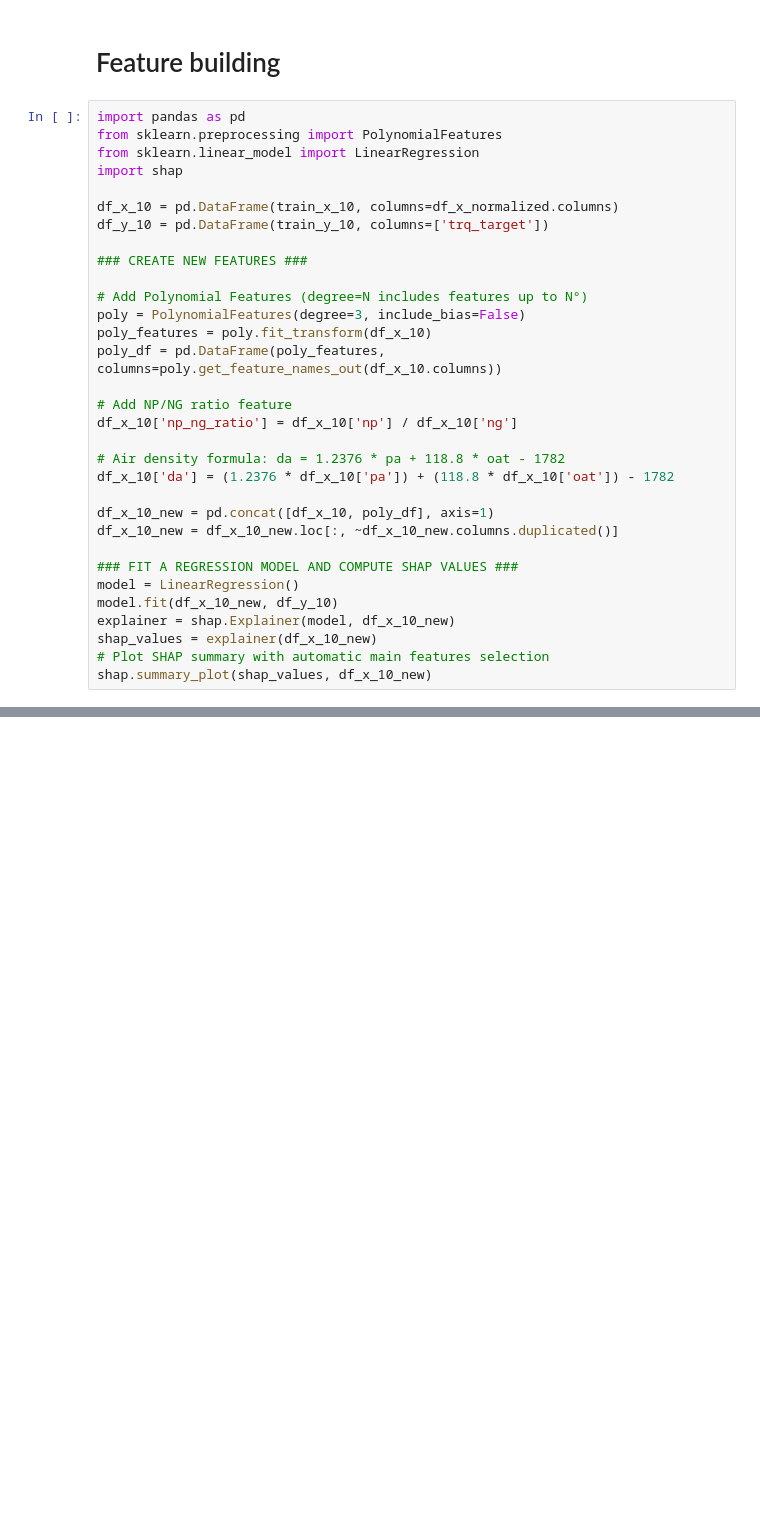
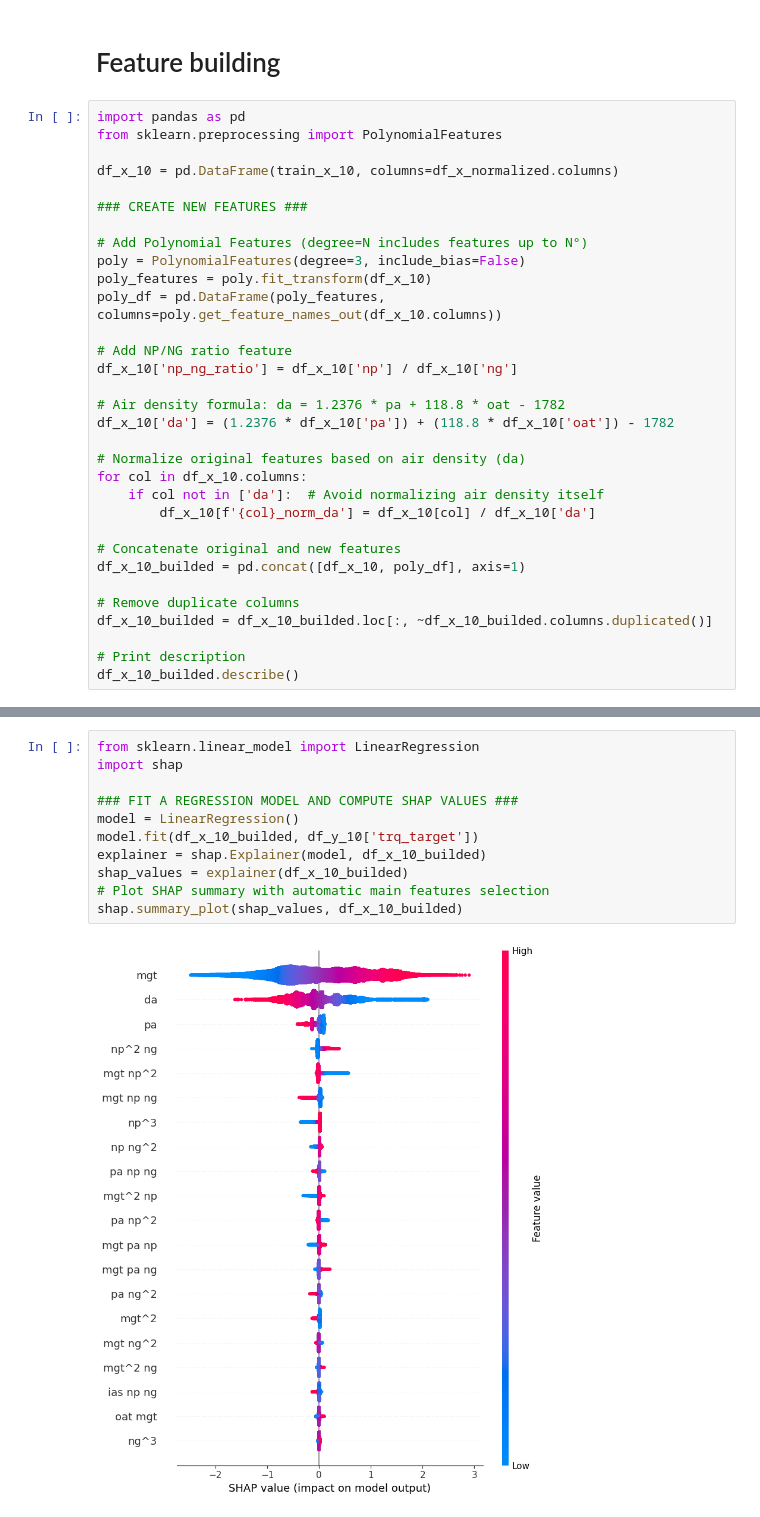
Before and after one commit to MrPio/PHM_North_America_2024_Challenge, a Jupyter notebook: 1-data_preprocessing/1-Data_Preprocessing.ipynb, the cells around one changed output, grey strips where cells are left out. Saved outputs shown, nothing was run; the diff lists cells and outputs as text; blank space fills up the shorter version.

Commit message:
Refactor feature selection code for regression

```diff
--- a/1-data_preprocessing/1-Data_Preprocessing.ipynb
+++ b/1-data_preprocessing/1-Data_Preprocessing.ipynb
@@ -353,11 +351,8 @@ plt.show()
 # %%
 import pandas as pd
 from sklearn.preprocessing import PolynomialFeatures
-from sklearn.linear_model import LinearRegression
-import shap
 
 df_x_10 = pd.DataFrame(train_x_10, columns=df_x_normalized.columns)
-df_y_10 = pd.DataFrame(train_y_10, columns=['trq_target'])
 
 ### CREATE NEW FEATURES ###
 
@@ -372,14 +367,17 @@ df_x_10['np_ng_ratio'] = df_x_10['np'] / df_x_10['ng']
 # Air density formula: da = 1.2376 * pa + 118.8 * oat - 1782
 df_x_10['da'] = (1.2376 * df_x_10['pa']) + (118.8 * df_x_10['oat']) - 1782
 
-df_x_10_new = pd.concat([df_x_10, poly_df], axis=1)
-df_x_10_new = df_x_10_new.loc[:, ~df_x_10_new.columns.duplicated()]
+# Normalize original features based on air density (da)
+for col in df_x_10.columns:
+    if col not in ['da']:  # Avoid normalizing air density itself
+        df_x_10[f'{col}_norm_da'] = df_x_10[col] / df_x_10['da']
 
-### FIT A REGRESSION MODEL AND COMPUTE SHAP VALUES ###
-model = LinearRegression()
-model.fit(df_x_10_new, df_y_10)
-explainer = shap.Explainer(model, df_x_10_new)
-shap_values = explainer(df_x_10_new)
-# Plot SHAP summary with automatic main features selection
-shap.summary_plot(shap_values, df_x_10_new)
+# Concatenate original and new features
+df_x_10_builded = pd.concat([df_x_10, poly_df], axis=1)
+
+# Remove duplicate columns
+df_x_10_builded = df_x_10_builded.loc[:, ~df_x_10_builded.columns.duplicated()]
+
+# Print description
+df_x_10_builded.describe()
 # %% [output]
@@ -386,0 +396,13 @@ shap.summary_plot(shap_values, df_x_10_new)
+# %%
+from sklearn.linear_model import LinearRegression
+import shap
+
+### FIT A REGRESSION MODEL AND COMPUTE SHAP VALUES ###
+model = LinearRegression()
+model.fit(df_x_10_builded, df_y_10['trq_target'])
+explainer = shap.Explainer(model, df_x_10_builded)
+shap_values = explainer(df_x_10_builded)
+# Plot SHAP summary with automatic main features selection
+shap.summary_plot(shap_values, df_x_10_builded)
+# %% [output]
+[figure, added]
```
Also changed, not shown: parts of 7 cells of this notebook, 1 other file.
